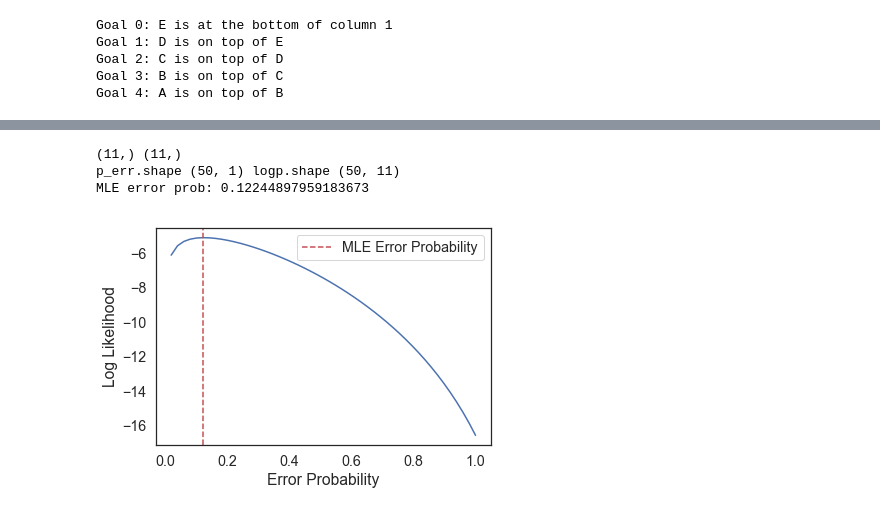
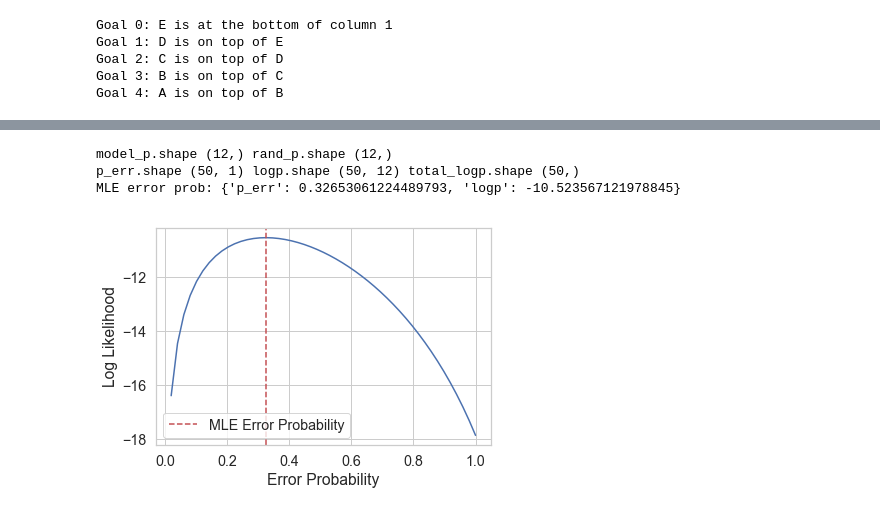
Before and after one commit to fredcallaway/multigoals, a Jupyter notebook: analysis/main.ipynb, the cells around one changed output, grey strips where cells are left out. Drawn from its saved outputs; the diff is of its cells as text; code cells hidden in the pictures.

```diff
--- a/analysis/main.ipynb
+++ b/analysis/main.ipynb
@@ -61,6 +61,8 @@ unique_problems_5block = [
     p for p in unique_problems
     if sum(len(col) for col in p) == 5
 ]
+# Sorting so that we can ensure things are more consistent and interpretable across re-runs.
+unique_problems_5block = sorted(unique_problems_5block)
 # We have 15 problems across all people
 len(unique_problems_5block)
 # %% [output]
@@ -122,23 +173,6 @@ def _generate_standard_goals_for_tol(initial, column_index=0, debug=True):
     return goals_with_clearing
 
 goals_with_clearing = _generate_standard_goals_for_tol(unique_problems_5block[0], column_index=1)
-kvals = range(1, len(goals_with_clearing)+1)
-
-lengths = []
-for initial in unique_problems_5block:
-    problem = blockworld.Blockworld(initial, goals_with_clearing, height_limits=(5, 5, 5))
-    len_optimal = len(agent.bfs_search(problem))
-    kres = []
-    for k in kvals:
-        results = [
-            # returns history, solved
-            agent.solve_using_ordered_goal_subset_astar(problem, k=k)
-            for _ in range(10)
-        ]
-        assert all(solved for history, solved in results), f'Did not solve for problem={initial} k={k}'
-        scores = [len(h) - 1 for h, _ in results]
-        kres.append(scores)
-    lengths.append((initial, len_optimal, kvals, kres))
 # %% [output]
 Goal 0: E is at the bottom of column 1
 Goal 1: D is on top of E
@@ -203,10 +209,10 @@ assert _compute_action(((), ('B', 'A')), (('A'), ('B'))) == ('A', 0)
 # %%
 from functools import lru_cache
 
-# We want to see what the optimal agent would do in each circumstance.
+# We want to see what an agent would do in each circumstance.
 
 @lru_cache(maxsize=512)
-def get_actions(state, k=None):
+def get_actions(state, k=None, depth_limit=None):
     '''problem = Blockworld(
         (('D', 'A'), ('C', 'B'), ()),
         [
@@ -216,7 +222,7 @@ def get_actions(state, k=None):
     )'''
     if k is None:
         k = len(goals_with_clearing)
-    problem = blockworld.Blockworld(initial, goals_with_clearing)
+    problem = blockworld.Blockworld(state, goals_with_clearing)
     # HACK could use next_goal to find out how far into states to go
     next_goal, goal_test, h = agent.make_ordered_k_goal_cost_heuristic(
         problem, state, k=k, debug=False)
@@ -225,6 +231,7 @@ def get_actions(state, k=None):
         h,
         start=state,
         goal_test=goal_test,
+        depth_limit=depth_limit,
         return_all_equal_cost_paths=True,
         shuffle=False)
     # HACK do we just get next actions or all actions xxxxxx
@@ -268,7 +275,6 @@ def probability_of_actions(row, agents):
 
 agents = [
     ('optimal', lambda s: get_actions(s)),
-    #('k=1', lambda s: get_actions(s, k=1)),
 ]
 
 percent_optimal_moves = np.zeros((len(unique_problems_5block), len(df.pid.unique())))
@@ -316,36 +322,37 @@ None
 # %%
 def fit_p_err(model_p, rand_p, debug=False):
     def noisy_model_p(p_err):
         return (1 - p_err) * model_p + p_err * rand_p
 
     # indexing trick [:, None] adds new dim to use vectorized ops via broadcasting
     p_err = np.linspace(0,1)[:, None]
     logp = np.log(noisy_model_p(p_err))
+    total_logp = logp.sum(-1)  # sum logp across trials
     if debug:
-        print('p_err.shape', p_err.shape, 'logp.shape', logp.shape)
-    total_logp = logp.sum(-1)  # sum logp across trials
+        print('p_err.shape', p_err.shape, 'logp.shape', logp.shape, 'total_logp.shape', total_logp.shape)
     i = np.argmax(total_logp)
-    best_p_err = p_err[i]
+    best_p_err = p_err.squeeze()[i]
 
     if debug:
         plt.plot(p_err, total_logp)
         plt.xlabel('Error Probability')
         plt.ylabel('Log Likelihood')
         plt.axvline(best_p_err, c='r', ls='--', label='MLE Error Probability')
         plt.legend()
 
-    return best_p_err[0]
+    return dict(p_err=best_p_err, logp=total_logp[i])
 
-agent_idx = 3
+agent_idx = 0
+problem = blockworld.Blockworld(row.states[0], goals_with_clearing)
 model_p = p_actions[:, agent_idx]
 rand_p = np.array([1/len(problem.actions(s)) for s in row.states[:-1]])
-print(model_p.shape, rand_p.shape)
+print('model_p.shape', model_p.shape, 'rand_p.shape', rand_p.shape)
 print('MLE error prob:', fit_p_err(model_p, rand_p, debug=True))
 # %% [output]
-(11,) (11,)
-p_err.shape (50, 1) logp.shape (50, 11)
-MLE error prob: 0.12244897959183673
+model_p.shape (12,) rand_p.shape (12,)
+p_err.shape (50, 1) logp.shape (50, 12) total_logp.shape (50,)
+MLE error prob: {'p_err': 0.32653061224489793, 'logp': -10.523567121978845}
-[figure, old version]
+[figure, new version]
 # %%
 # HACK verify that there's more than one action in some cases... !!!!
 # HACK verify that there's more than one action in some cases... !!!!
```
Also changed, not shown: parts of 14 cells of this notebook, 4 other files.
